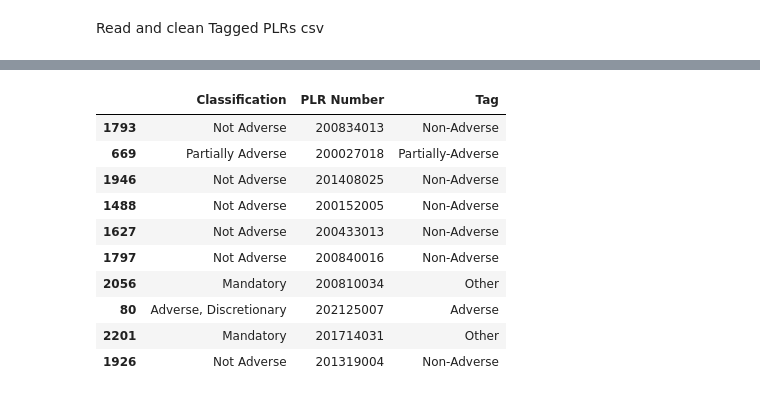
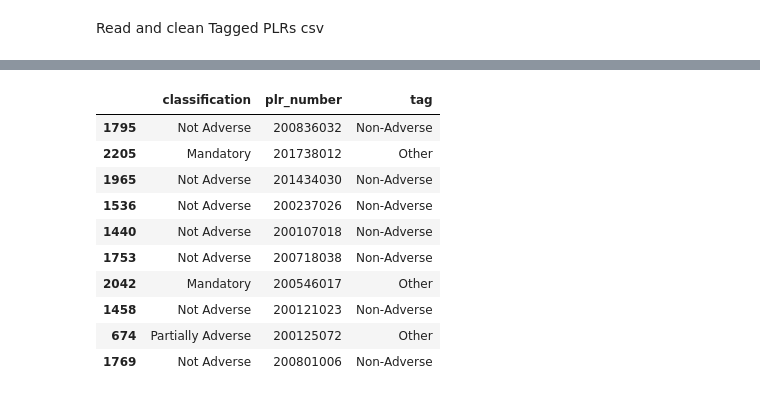
Before and after one commit to surabhitri/PLR_Classification, a Jupyter notebook: automation_pipeline.ipynb, the cells around one changed output, grey strips where cells are left out. Cells and saved outputs as stored; diff of their text form; code cells hidden in the pictures.

```diff
--- a/automation_pipeline.ipynb
+++ b/automation_pipeline.ipynb
@@ -108,8 +108,8 @@ tagged_plrs = pd.read_excel(
 # %%
 # Reshaping the DataFrame using melt
 tagged_plrs_melted = pd.melt(
-    tagged_plrs, var_name="Classification", value_name="PLR Number"
+    tagged_plrs, var_name="classification", value_name="plr_number"
 )
 
 # Remove rows with NA values
-tagged_plrs_melted = tagged_plrs_melted.dropna(subset=["PLR Number"])
+tagged_plrs_melted = tagged_plrs_melted.dropna(subset=["plr_number"])
@@ -136,24 +116,25 @@ tagged_plrs_melted.sample(20)
 # %%
 # Create a column for adverse, non-adverse
 # Creating a new column 'Tag' based on a condition
-tagged_plrs_melted['Tag'] = 'Other' # Initialize the 'Tag' column with 'Other' as the default value
+test_set = tagged_plrs_melted.copy()
+test_set['tag'] = 'Other' # Initialize the 'Tag' column with 'Other' as the default value
 
 # Using DataFrame.loc[] to set values based on the condition
-tagged_plrs_melted.loc[tagged_plrs_melted['Classification'] == 'Adverse, Discretionary', 'Tag'] = 'Adverse'
-tagged_plrs_melted.loc[tagged_plrs_melted['Classification'] == 'Not Adverse', 'Tag'] = 'Non-Adverse'
-tagged_plrs_melted.loc[tagged_plrs_melted['Classification'] == 'Partially Adverse', 'Tag'] = 'Partially-Adverse'
+test_set.loc[test_set['classification'] == 'Adverse, Discretionary', 'tag'] = 'Adverse'
+test_set.loc[test_set['classification'] == 'Not Adverse', 'tag'] = 'Non-Adverse'
+# tagged_plrs_melted.loc[tagged_plrs_melted['Classification'] == 'Partially Adverse', 'Tag'] = 'Partially-Adverse'
 
 # Displaying the modified dataframe
-tagged_plrs_melted.sample(10)
+test_set.sample(10)
 # %% [output]
-|  | Classification | PLR Number | Tag |
-| 1793 | Not Adverse | 200834013 | Non-Adverse |
-| 669 | Partially Adverse | 200027018 | Partially-Adverse |
-| 1946 | Not Adverse | 201408025 | Non-Adverse |
-| 1488 | Not Adverse | 200152005 | Non-Adverse |
-| 1627 | Not Adverse | 200433013 | Non-Adverse |
-| 1797 | Not Adverse | 200840016 | Non-Adverse |
-| 2056 | Mandatory | 200810034 | Other |
-| 80 | Adverse, Discretionary | 202125007 | Adverse |
-| 2201 | Mandatory | 201714031 | Other |
-| 1926 | Not Adverse | 201319004 | Non-Adverse |
+|  | classification | plr_number | tag |
+| 1795 | Not Adverse | 200836032 | Non-Adverse |
+| 2205 | Mandatory | 201738012 | Other |
+| 1965 | Not Adverse | 201434030 | Non-Adverse |
+| 1536 | Not Adverse | 200237026 | Non-Adverse |
+| 1440 | Not Adverse | 200107018 | Non-Adverse |
+| 1753 | Not Adverse | 200718038 | Non-Adverse |
+| 2042 | Mandatory | 200546017 | Other |
+| 1458 | Not Adverse | 200121023 | Non-Adverse |
+| 674 | Partially Adverse | 200125072 | Other |
+| 1769 | Not Adverse | 200801006 | Non-Adverse |
```
Also changed, not shown: parts of 18 cells of this notebook.
